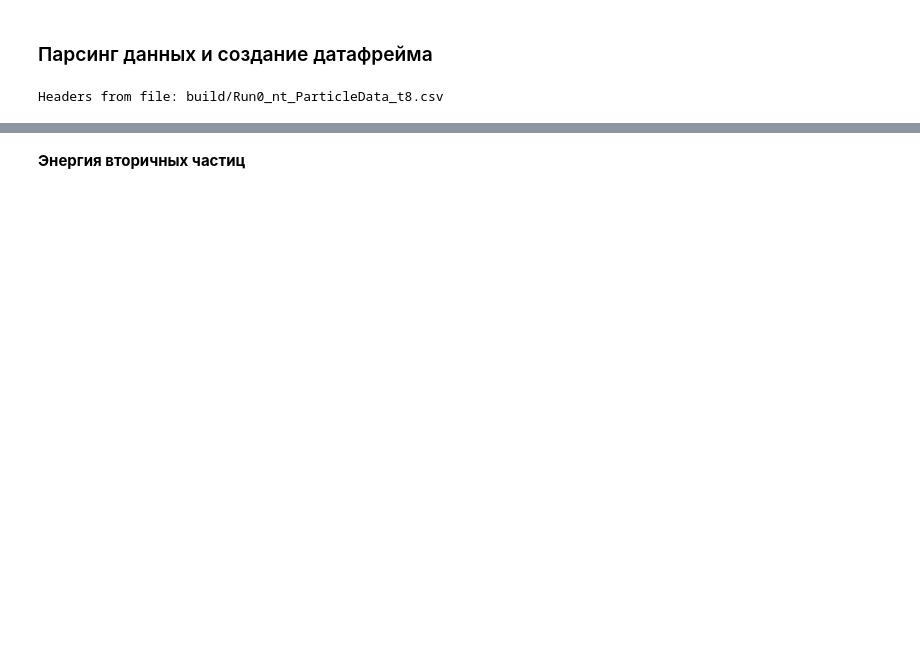
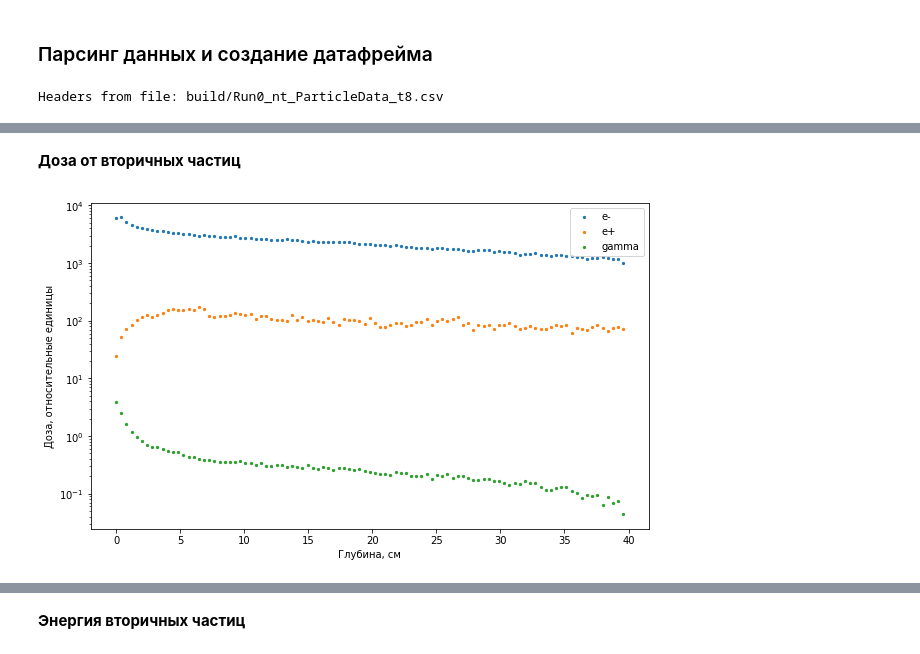
Before and after one commit to annndruha/Distribution-of-secondary-particles-in-tissue-equivalent-materials, a Jupyter notebook: model_cube/ParticlePlotter.ipynb, the cells around one changed output, grey strips where cells are left out. Saved outputs shown, nothing was run; the diff lists cells and outputs as text; code cells hidden in the pictures; blank space fills up the shorter version.

```diff
--- a/model_cube/ParticlePlotter.ipynb
+++ b/model_cube/ParticlePlotter.ipynb
@@ -145,0 +174,13 @@ plt.show()
+# %% [markdown]
+**Доза от вторичных частиц**
+# %%
+for name in ['e-','e+', 'gamma']:
+    borders, bins = get_z_dose_bins(secondary[secondary['particle_name'] == name])
+    plt.scatter(borders, bins, s=5, label=name)
+plt.yscale('log')
+plt.ylabel('Доза, относительные единицы')
+plt.xlabel('Глубина, см')
+plt.legend()
+plt.show()
+# %% [output]
+[figure, added]
```
Also changed, not shown: parts of 31 cells of this notebook, 4 other files.
